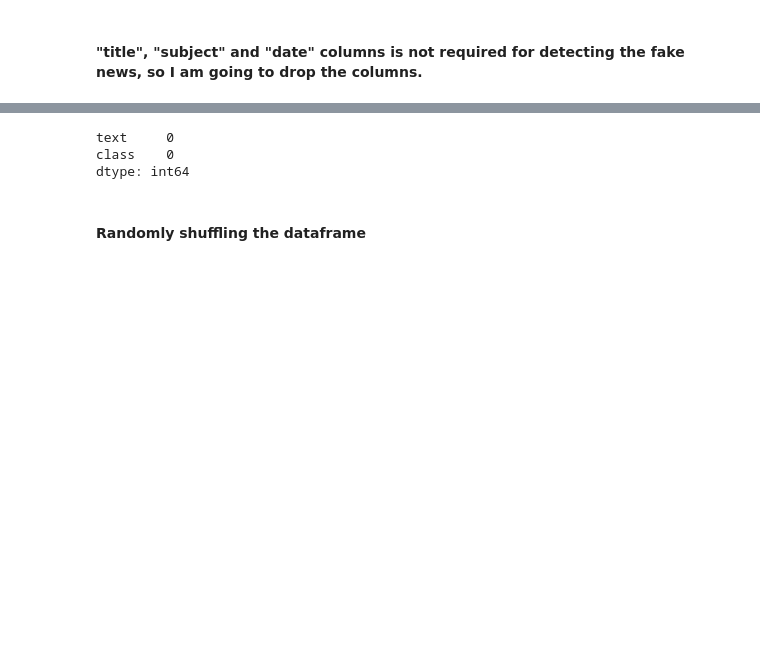
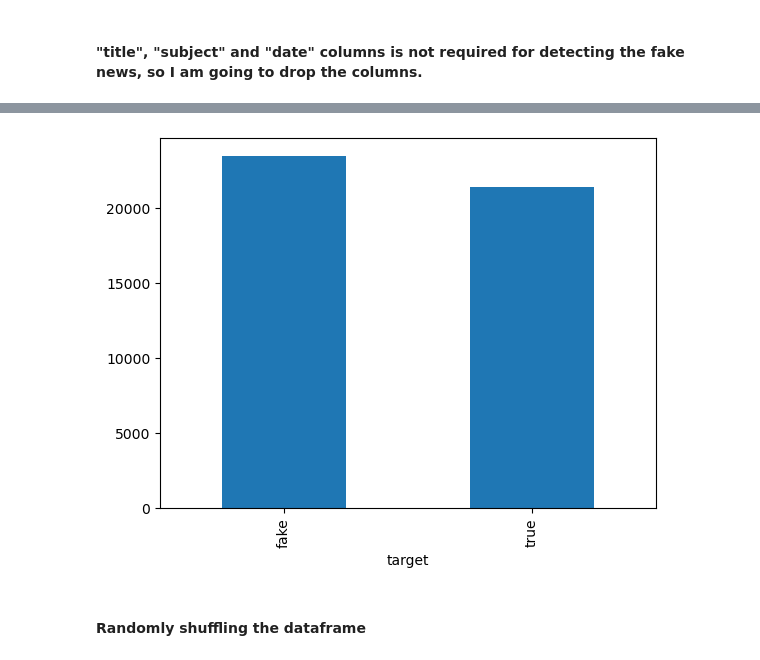
Before and after one commit to mondalbidisha/Fake-New-Analyser-Predictor, a Jupyter notebook: fakeNewsDetection.ipynb, the cells around one changed output, grey strips where cells are left out. Saved outputs shown, nothing was run; the diff lists cells and outputs as text; code cells hidden in the pictures; blank space fills up the shorter version.

```diff
--- a/fakeNewsDetection.ipynb
+++ b/fakeNewsDetection.ipynb
@@ -115,10 +136,12 @@ data=data_merge.drop(['title','subject','date'], axis = 1)
 # %%
 #count of missing values
 data.isnull().sum()
+
+# Visualise the distribution of fake vs real articles
+data.groupby(['target'])['text'].count().plot(kind="bar")
+plt.show()
 # %% [output]
-text     0
-class    0
-dtype: int64
+[figure, added]
 # %% [markdown]
 #### Randomly shuffling the dataframe
 # %%
```
Also changed, not shown: parts of 47 cells of this notebook.
